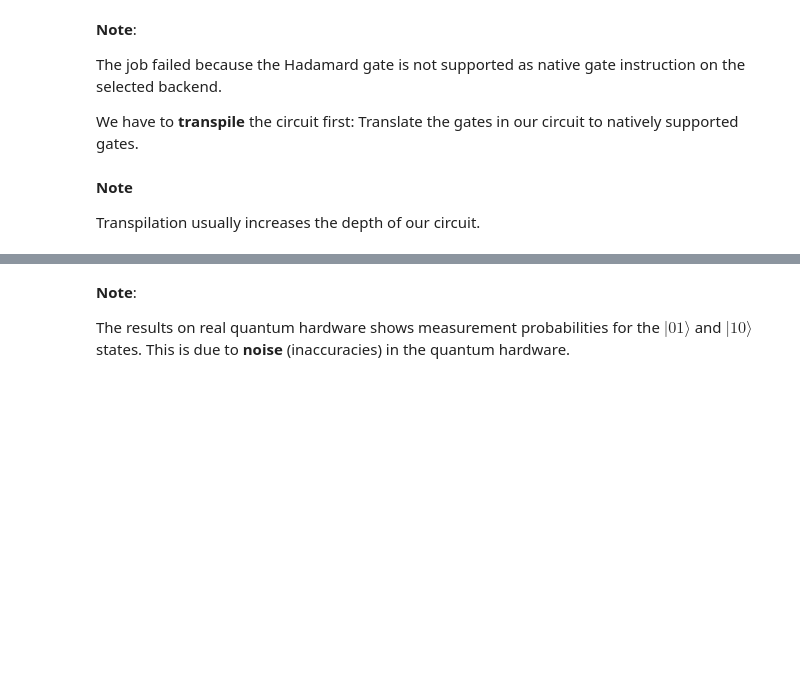
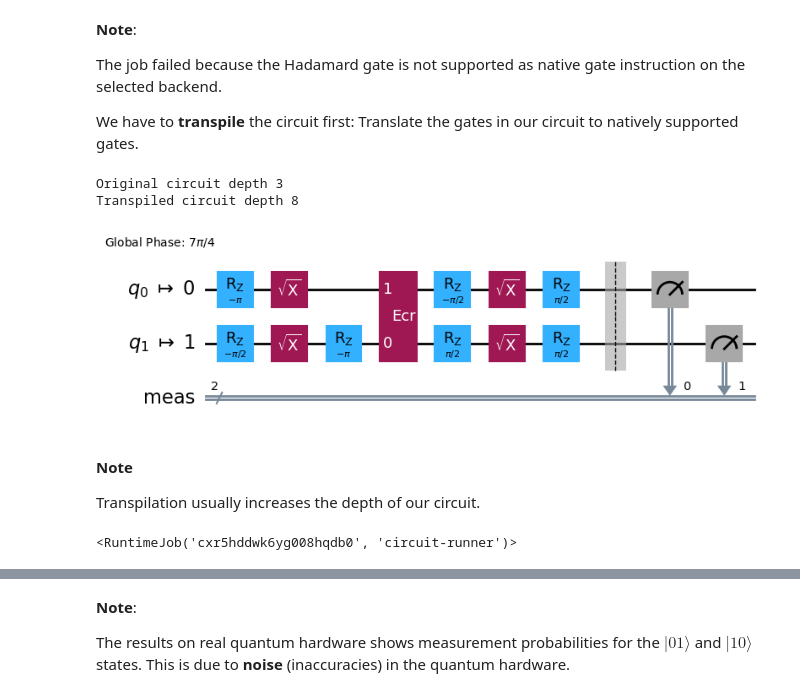
Before and after one commit to Joseph-Khoury/MQE_env, a Jupyter notebook: qiskit_env/Lecture 1/workbook_1_intro_to_qiskit.ipynb, the cells around one changed output, grey strips where cells are left out. Drawn from its saved outputs; the diff is of its cells as text; code cells hidden in the pictures; blank space fills up the shorter version.

```diff
--- a/qiskit_env/Lecture 1/workbook_1_intro_to_qiskit.ipynb
+++ b/qiskit_env/Lecture 1/workbook_1_intro_to_qiskit.ipynb
@@ -204,5 +223,6 @@ plot_histogram(bell_counts)
 # Or select a particular backend
 
 # Your code goes here
+ibmq_backend = service.backend("ibm_brisbane")
 # %%
 print(f"Native gates: {ibmq_backend.operation_names}")
@@ -215,14 +237,20 @@ We have to **transpile** the circuit first: Translate the gates in our circuit t
 # %%
 print(f'Original circuit depth {bell_circ.depth()}')
 bell_circ_tp = transpile(bell_circ, ibmq_backend)
 print(f'Transpiled circuit depth {bell_circ_tp.depth()}')
-bell_circ_tp.draw(idle_wires=False)
+bell_circ_tp.draw("mpl", idle_wires=False)
+# %% [output]
+Original circuit depth 3
+Transpiled circuit depth 8
+[figure, added]
 # %% [markdown]
 **Note**
 
 Transpilation usually increases the depth of our circuit.
 # %%
-job_bell_tp = ibmq_backend.run(bell_circ_tp)
-job_bell_tp
+# job_bell_tp = ibmq_backend.run(bell_circ_tp)
+# job_bell_tp
+# %% [output]
+<RuntimeJob('cxr5hddwk6yg008hqdb0', 'circuit-runner')>
 # %%
 job_bell_tp.status()
```
Also changed, not shown: parts of 21 cells of this notebook, 5 other files.
